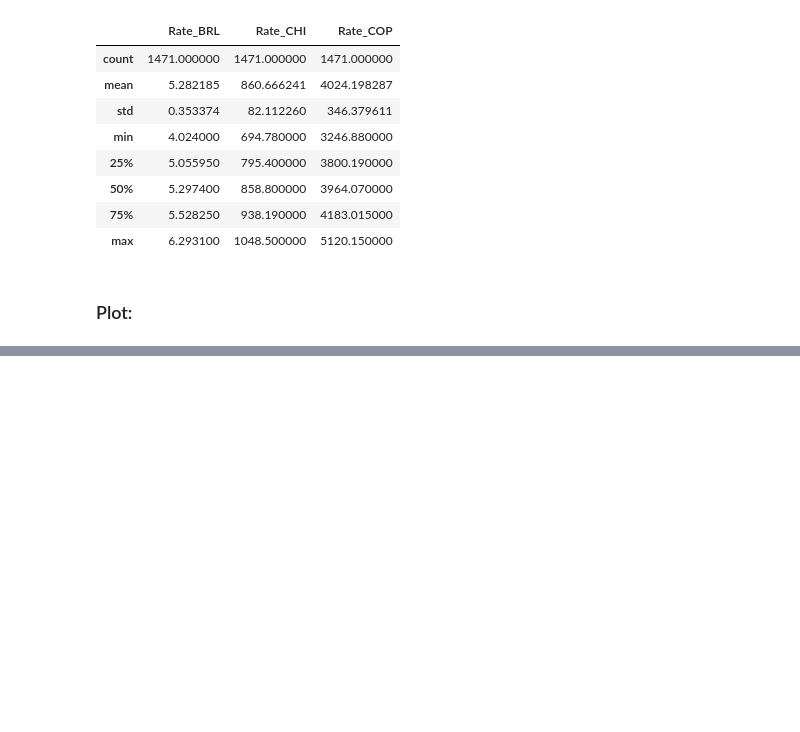
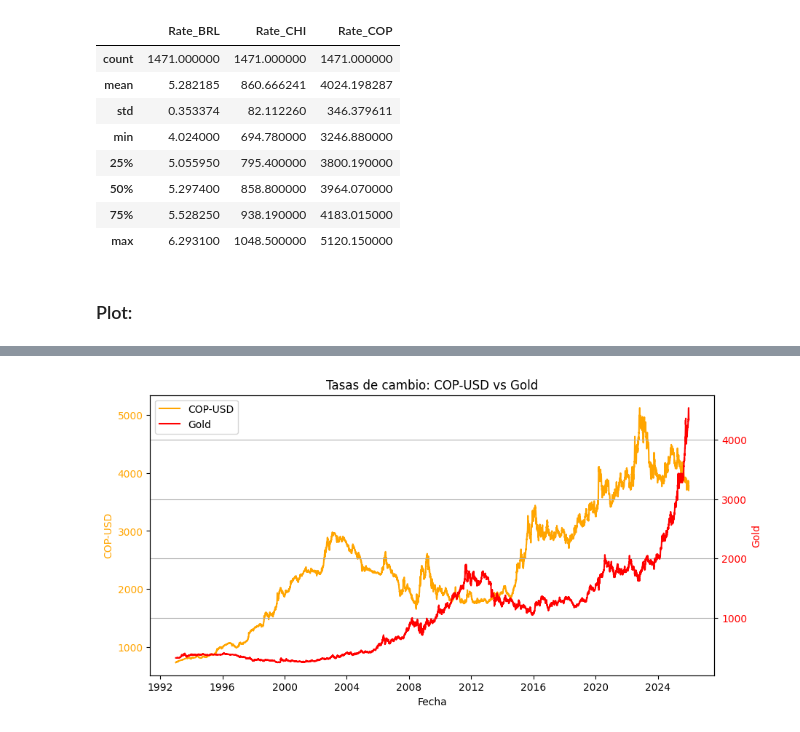
Before and after one commit to oscardi777/Test-Codigos, a Jupyter notebook: Data_predict/data_caracteristica.ipynb, the cells around one changed output, grey strips where cells are left out. Drawn from its saved outputs; the diff is of its cells as text; code cells hidden in the pictures; blank space fills up the shorter version.

```diff
--- a/Data_predict/data_caracteristica.ipynb
+++ b/Data_predict/data_caracteristica.ipynb
@@ -9,6 +9,8 @@ import openpyxl
 # %%
 DATA_PATH = "tasas_BRL_COP_CHI_1993-2025.csv"
 DATA_INDICADORES_PATH = "indicadores_colombia.xlsx"
+DATA_GOLD_PATH = "gold_1993-2026.xlsx"
+DATA_BITCOIN_PATH = "bitcoin_2010-2026.xlsx"
 
 def load_csv(path):
     return pd.read_csv(path)
@@ -272,0 +370,26 @@ plt.show()
+# %%
+fig, ax1 = plt.subplots(figsize=(10, 5))
+
+# COP-USD (eje izquierdo)
+ax1.plot(df_rates_gold["Date"], df_rates_gold["Rate_COP"], color="orange", label="COP-USD")
+ax1.set_ylabel("COP-USD", color="orange")
+ax1.tick_params(axis="y", labelcolor="orange")
+
+# Gold (eje derecho)
+ax2 = ax1.twinx()
+ax2.plot(df_rates_gold["Date"], df_rates_gold["Gold"], color="red", label="Gold")
+ax2.set_ylabel("Gold", color="red")
+ax2.tick_params(axis="y", labelcolor="red")
+
+ax1.set_xlabel("Fecha")
+plt.title("Tasas de cambio: COP-USD vs Gold")
+
+# Leyenda combinada
+lines = ax1.get_lines() + ax2.get_lines()
+labels = [line.get_label() for line in lines]
+ax1.legend(lines, labels, loc="upper left")
+
+plt.grid(True)
+plt.show()
+# %% [output]
+[figure, added]
```
Also changed, not shown: parts of 13 cells of this notebook, 4 other files.
